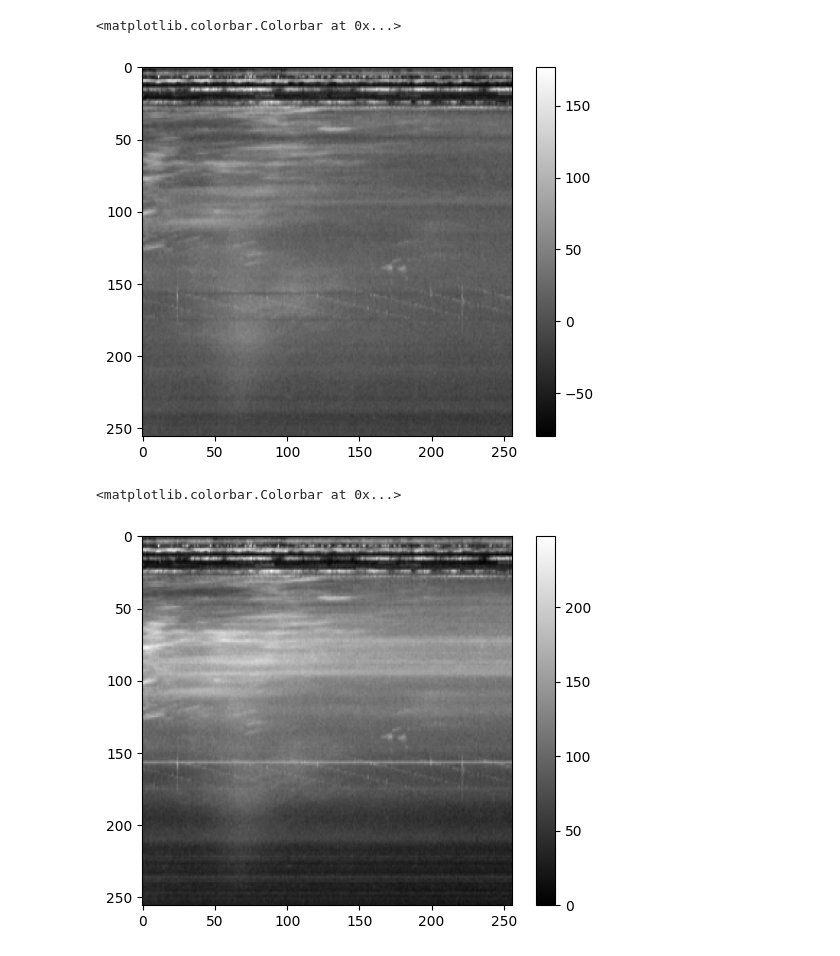
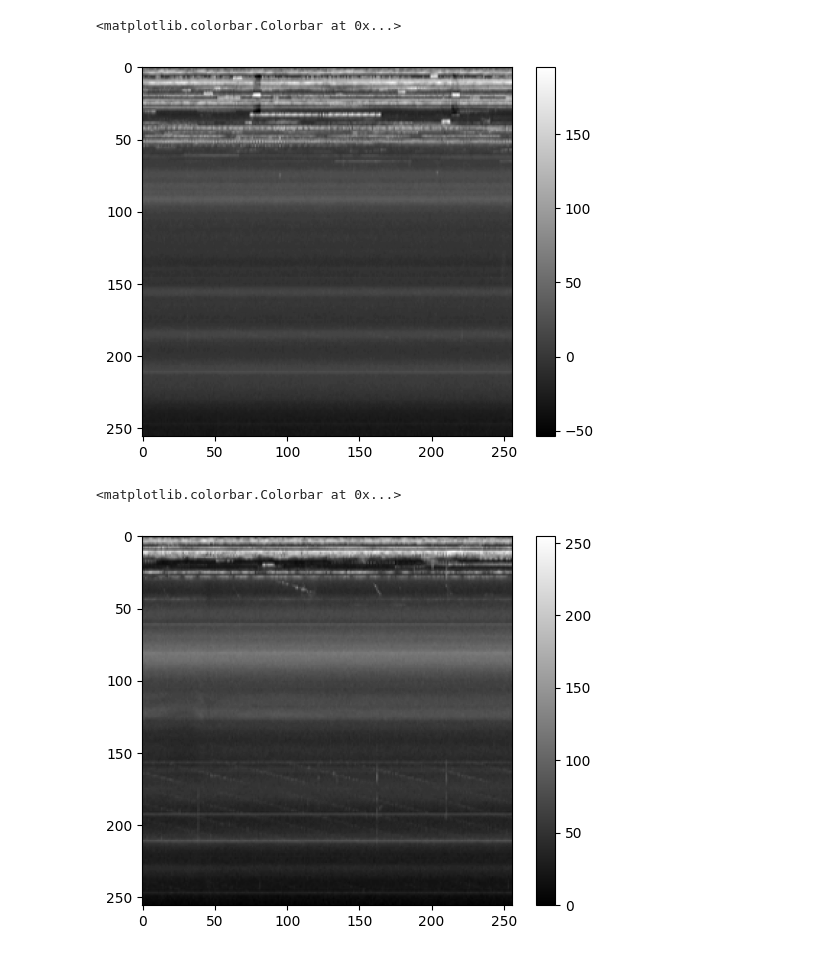
Before and after one commit to i4Ds/radio_sunburst_detector, a Jupyter notebook: create_background_images.ipynb, the cells around one changed output. Drawn from its saved outputs; the diff is of its cells as text; code cells hidden in the pictures.

```diff
--- a/create_background_images.ipynb
+++ b/create_background_images.ipynb
@@ -26,3 +13,5 @@ df
+# %%
+df = df.groupby("instrument").sample(n=500, random_state=42).reset_index(drop=True)
 # %%
 background_images = {}
 images = []
@@ -33,6 +22,7 @@ for instrument in df.instrument.unique():
     for idx, row in df_instrument.iterrows():
         img = Image.open(row.file_path).convert("L")
         img = np.array(img.resize(IMG_SHAPE))
-        empty_img += img / total_img
+        # Average of the frequency over time
+        empty_img += np.mean(img, axis=0) / total_img
     background_images[instrument] = empty_img
 # %%
@@ -54,20 +64,20 @@ array([[65.45967078, 65.29794239, 65.31728395, ..., 65.09012346,
 # %%
-img_idx = 25
+img_idx = 1428
 ###
 instrument = df.iloc[img_idx].instrument
 img = Image.open(df.iloc[img_idx].file_path)
 img = img.convert("L")
 img = img.resize((256, 256))
 img = np.array(img)
 img_backsub = img - background_images[instrument]
 plt.imshow(img_backsub, cmap="gray")
 plt.colorbar()
 # %% [output]
 <matplotlib.colorbar.Colorbar at 0x...>
-[figure, old version]
+[figure, new version]
 # %%
 plt.imshow(img, cmap="gray")
 plt.colorbar()
 # %% [output]
 <matplotlib.colorbar.Colorbar at 0x...>
-[figure, old version]
+[figure, new version]
```
Also changed, not shown: parts of 7 cells of this notebook, 5 other files.
